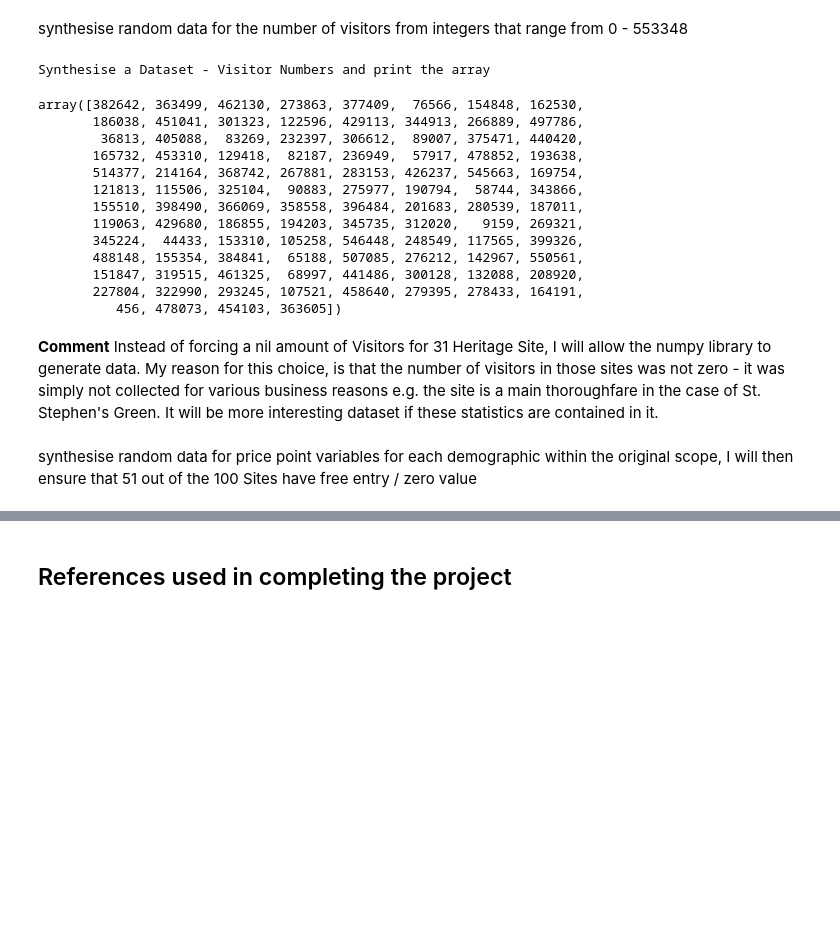
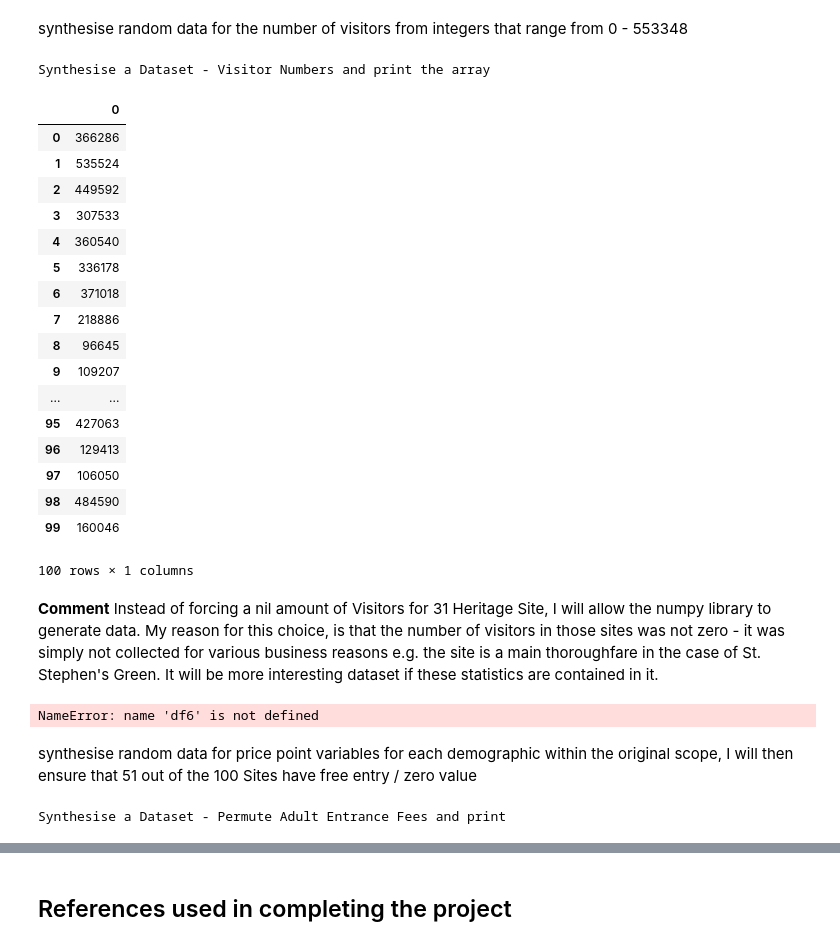
Before and after one commit to ClodaghMurphy/ProgDA_ProjectDec2019, a Jupyter notebook: ProgDA_ProjectDec2019.ipynb, the cells around one changed output, grey strips where cells are left out. Saved outputs shown, nothing was run; the diff lists cells and outputs as text; code cells hidden in the pictures; blank space fills up the shorter version.

```diff
--- a/ProgDA_ProjectDec2019.ipynb
+++ b/ProgDA_ProjectDec2019.ipynb
@@ -615,27 +585,62 @@ synthesise random data for the number of visitors from integers that range from
 # %%
 #Print a description of the output
 print ("Synthesise a Dataset - Visitor Numbers and print the array")
 #As per the numpy documentation, this command returns random integers from the “discrete uniform” distribution
-New_Visitors=np.random.randint(0, high=553348, size=100, dtype='l')
-New_Visitors
+#New_Visitors=np.random.randint(0, high=553348, size=100, dtype='l')
+#New_Visitors
+
+#array = np.array(New_Visitors)
+
+#New_Visitors = pd.DataFrame(data=array.flatten())
+
+#print(New_Visitors)
+
+df5 = pd.DataFrame(np.random.randint(0, high=553348, size=100, dtype='l')) # Using random choice return 100 values for attendance.
+df5
 # %% [output]
 Synthesise a Dataset - Visitor Numbers and print the array
+|  | 0 |
+| 0 | 366286 |
+| 1 | 535524 |
+| 2 | 449592 |
+| 3 | 307533 |
+| 4 | 360540 |
+| 5 | 336178 |
+| 6 | 371018 |
+| 7 | 218886 |
+| 8 | 96645 |
+| 9 | 109207 |
+| ... | ... |
+| 95 | 427063 |
+| 96 | 129413 |
+| 97 | 106050 |
+| 98 | 484590 |
+| 99 | 160046 |
-array([382642, 363499, 462130, 273863, 377409,  76566, 154848, 162530,
-       186038, 451041, 301323, 122596, 429113, 344913, 266889, 497786,
-        36813, 405088,  83269, 232397, 306612,  89007, 375471, 440420,
-       165732, 453310, 129418,  82187, 236949,  57917, 478852, 193638,
-       514377, 214164, 368742, 267881, 283153, 426237, 545663, 169754,
-       121813, 115506, 325104,  90883, 275977, 190794,  58744, 343866,
-       155510, 398490, 366069, 358558, 396484, 201683, 280539, 187011,
-       119063, 429680, 186855, 194203, 345735, 312020,   9159, 269321,
-       345224,  44433, 153310, 105258, 546448, 248549, 117565, 399326,
-       488148, 155354, 384841,  65188, 507085, 276212, 142967, 550561,
-       151847, 319515, 461325,  68997, 441486, 300128, 132088, 208920,
-       227804, 322990, 293245, 107521, 458640, 279395, 278433, 164191,
-          456, 478073, 454103, 363605])
+100 rows × 1 columns
 # %% [markdown]
 **Comment** Instead of forcing a nil amount of Visitors for 31 Heritage Site, I will allow the numpy library to generate data. My reason for this choice, is that the number of visitors in those sites was not zero - it was simply not collected for various business reasons e.g. the site is a main thoroughfare in the case of St. Stephen's Green. It will be more interesting dataset if these statistics are contained in it.
+# %%
+#TRYTO CONCATENDATE THOSE TWO!
+Main_df = pd.concat([df5, df6], axis=1)
+#pd.concat([df5, df6])
+# %% [output]
+NameError: name 'df6' is not defined
 # %% [markdown]
 synthesise random data for price point variables for each demographic within the original scope, I will then ensure that 51 out of the 100 Sites have free entry / zero value
+# %%
+#Print a description of the output
+print ("Synthesise a Dataset - Permute Adult Entrance Fees and print")
+#Adult entrance price -  100 integers between 1 and 12 with a normal distribution
+#0-12 is not used because this would result in some random values of 0
+#Code adated from library documentation https://docs.scipy.org/doc/numpy-1.15.0/reference/routines.random.html
+New_Adult = np.random.randint(1, high=12, size=100, dtype='l')
+New_Adult = pd.DataFrame(New_Adult)
+#Code adapted from https://stats.stackexchange.com/questions/283572/using-iloc-to-set-values/283575
+#Replace 51 values with free entry
+New_Adult.loc[0:50,0] = 0
+#Permute the synthesised dataframe. Permute is used because shuffle creates a "key error" when used with a dataframe.
+#np.random.permutation(New_Adult)
+# %% [output]
+Synthesise a Dataset - Permute Adult Entrance Fees and print
 # %%
 #Print a description of the output
```
Also changed, not shown: parts of 13 cells of this notebook.
